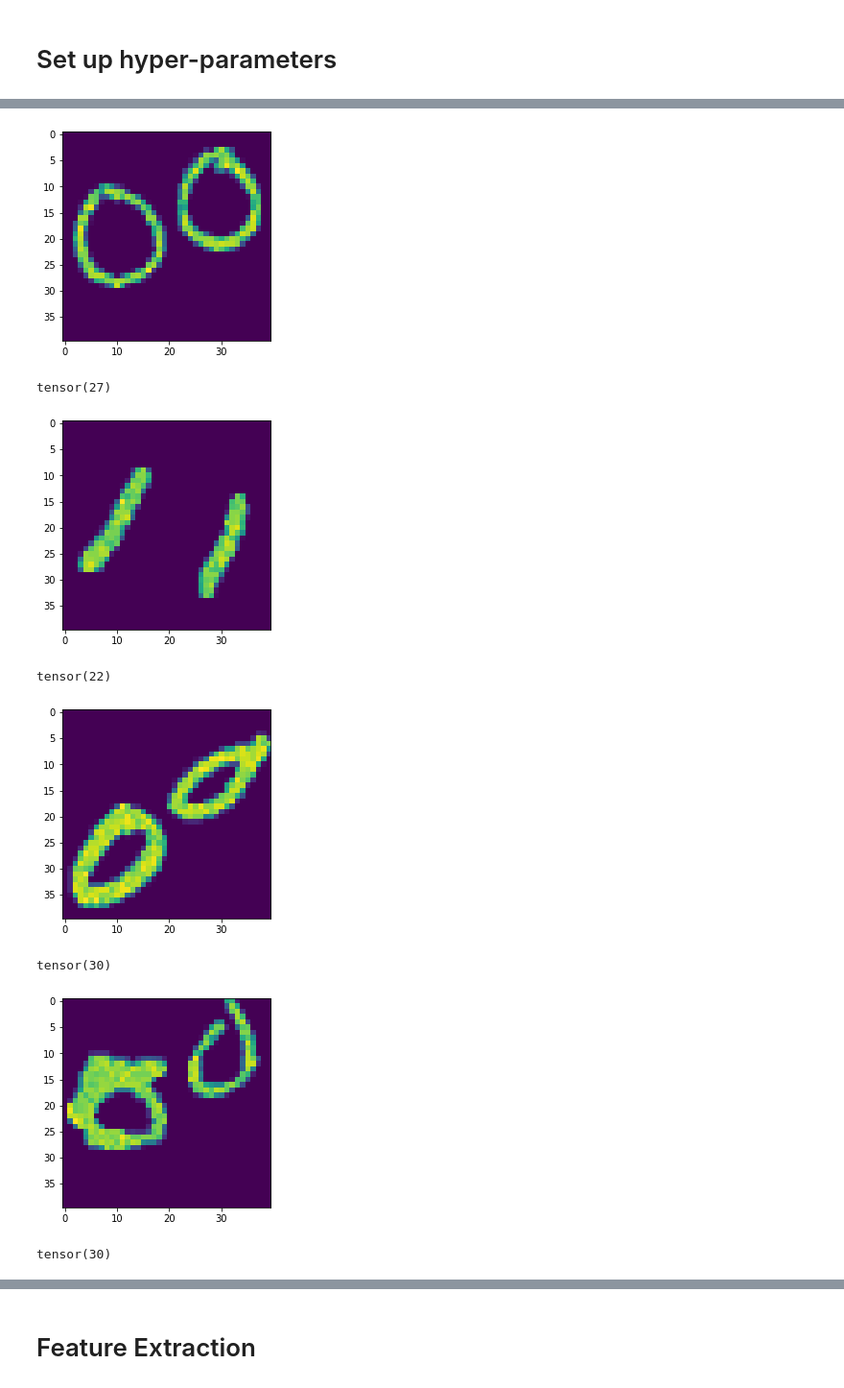
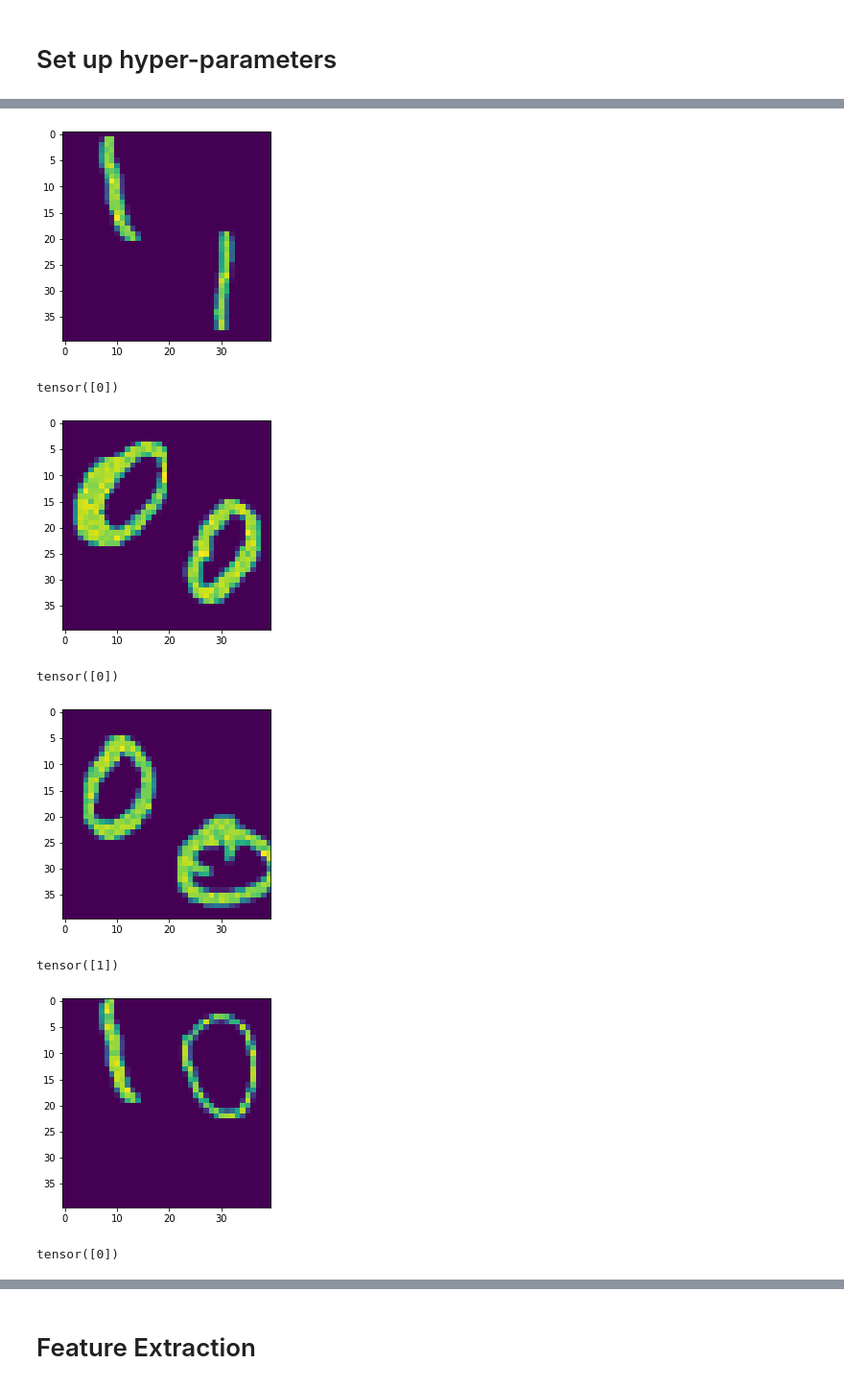
Before and after one commit to Singular-Brain/DeepBioLCNet, a Jupyter notebook: BioLCNet_XOR_MNIST.ipynb, the cells around one changed output, grey strips where cells are left out. Shown at 96% size. Drawn from its saved outputs; the diff is of its cells as text; code cells hidden in the pictures.

Commit message:
Fix the dataloader issue

```diff
--- a/BioLCNet_XOR_MNIST.ipynb
+++ b/BioLCNet_XOR_MNIST.ipynb
@@ -1543,8 +1560,7 @@ def load_datasets(network_hparams, data_hparams, mask=None, test_mask=None, batc
                         intensity = data_hparams['intensity'],
                         image_encoder = PoissonEncoder(time=network_hparams['time'], dt=network_hparams['dt']),
                         transform = transforms.Compose([transforms.Grayscale(), transforms.ToTensor(),
-                                                        transforms.CenterCrop(data_hparams['crop_size'])])
-                            # filter,
+                                                        transforms.CenterCrop(data_hparams['crop_size'])]),                            # filter,
                             # transforms.Lambda(lambda x: (
                             #     x.round() if data_hparams['round_input'] else x
                             # ) * data_hparams['intensity']),
@@ -1553,12 +1569,12 @@ def load_datasets(network_hparams, data_hparams, mask=None, test_mask=None, batc
 
 
     # Create a dataloader to iterate and batch data
-    dataloader = torch.utils.data.DataLoader(dataset, batch_size=batch_size,
+    dataloader = torch.utils.data.DataLoader(dataset, batch_size=batch_size, shuffle = True,
                                             sampler = ClassSelector(
                                                     target_classes = target_classes,
                                                     data_source = dataset,
                                                     mask = mask,
-                                                    ) if target_classes else None
+                                                    ) if target_classes else None,
                                             )
 
     # # Load test dataset
@@ -1583,7 +1599,7 @@ def load_datasets(network_hparams, data_hparams, mask=None, test_mask=None, batc
                         intensity = data_hparams['intensity'],
                         image_encoder = PoissonEncoder(time=network_hparams['time'], dt=network_hparams['dt']),
                         transform = transforms.Compose([transforms.Grayscale(), transforms.ToTensor(),
-                                                        transforms.CenterCrop(data_hparams['crop_size'])])
+                                                        transforms.CenterCrop(data_hparams['crop_size'])]),
                             # filter,
                             # transforms.Lambda(lambda x: (
                             #     x.round() if data_hparams['round_input'] else x
@@ -1591,7 +1607,7 @@ def load_datasets(network_hparams, data_hparams, mask=None, test_mask=None, batc
                             # transforms.CenterCrop(data_hparams['crop_size'])]
                         )
 
-    val_loader = torch.utils.data.DataLoader(test_dataset, batch_size=batch_size,
+    val_loader = torch.utils.data.DataLoader(test_dataset, batch_size=batch_size, shuffle = True,
                                             sampler = ClassSelector(
                                                     target_classes = target_classes,
                                                     data_source = test_dataset,
@@ -1759,11 +1775,12 @@ dataloader,val_loader = load_datasets(network_hparams, data_hparams)
 dataloader_iterator = iter(dataloader)
 for i in range(10):
     datum = next(dataloader_iterator)
+    print(datum['label'])
     plt.imshow(datum['encoded_image'].squeeze().sum(0))
     plt.show()
-    net.one_step(datum)
-    spikes = net.spikes["main1"].get("s").sum(0).squeeze().view(30,30)
-    print(torch.max(spikes))
+    # net.one_step(datum)
+    # spikes = net.spikes["main1"].get("s").sum(0).squeeze().view(30,30)
+    # print(torch.max(spikes))
     #plot_locally_connected_weights_meh2(net.connections[('input', 'main1')].w,spikes,100,1,0,20,12,3)
     plt.show()
 # %% [output]
@@ -1770,8 +1788,8 @@ for i in range(10):
-[figure, old version]
+[figure, new version]
-tensor(27)
+tensor([0])
-[figure, old version]
+[figure, new version]
-tensor(22)
+tensor([0])
-[figure, old version]
+[figure, new version]
-tensor(30)
+tensor([1])
-[figure, old version]
+[figure, new version]
-tensor(30)
+tensor([0])
```
Also changed, not shown: parts of 7 cells of this notebook.
